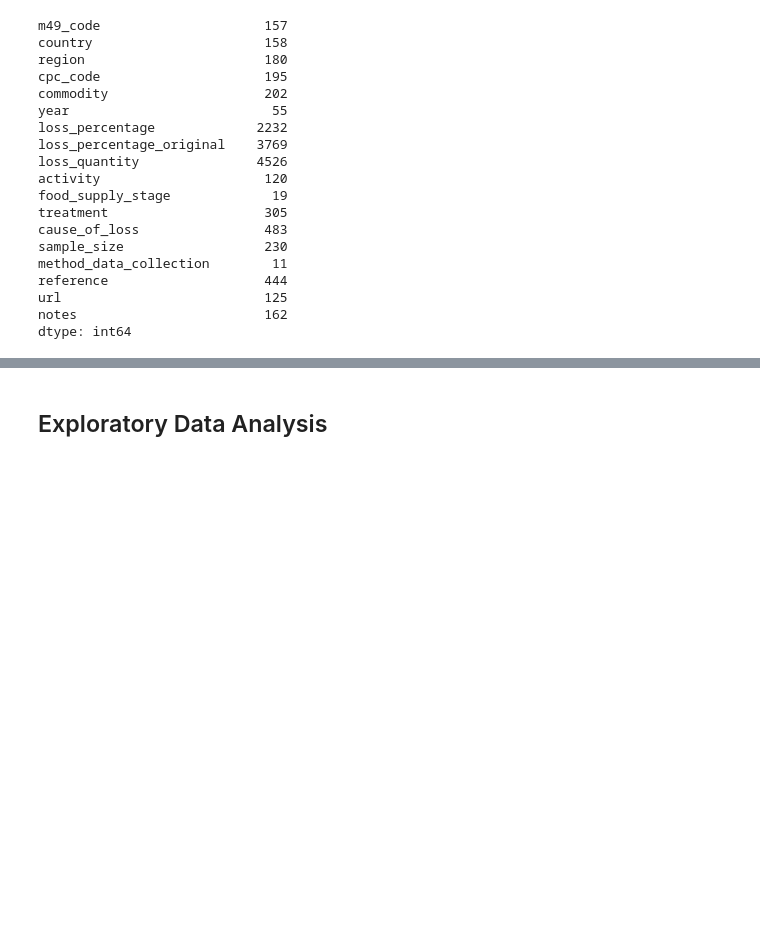
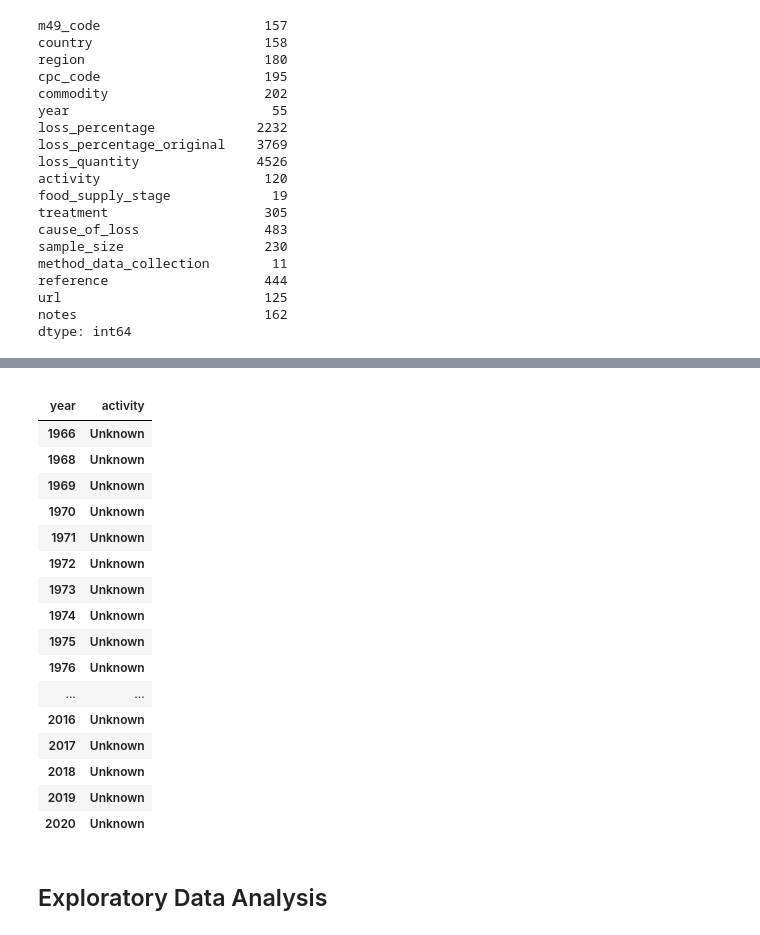
Before and after one commit to pariosur/food_waste, a Jupyter notebook: food_waste/Food Waste Analysis.ipynb, the cells around one changed output, grey strips where cells are left out. Saved outputs shown, nothing was run; the diff lists cells and outputs as text; code cells hidden in the pictures; blank space fills up the shorter version.

```diff
--- a/food_waste/Food Waste Analysis.ipynb
+++ b/food_waste/Food Waste Analysis.ipynb
@@ -115,3 +158,26 @@ df.drop(['region','treatment','loss_quantity','region','url','cause_of_loss','re
+# %%
+c = pd.DataFrame(unknown_year).drop(['activity'],axis=1)
+# %%
+c
+# %% [output]
+|  |  |
+| year | activity |
+| 1966 | Unknown |
+| 1968 | Unknown |
+| 1969 | Unknown |
+| 1970 | Unknown |
+| 1971 | Unknown |
+| 1972 | Unknown |
+| 1973 | Unknown |
+| 1974 | Unknown |
+| 1975 | Unknown |
+| 1976 | Unknown |
+| ... | ... |
+| 2016 | Unknown |
+| 2017 | Unknown |
+| 2018 | Unknown |
+| 2019 | Unknown |
+| 2020 | Unknown |
 # %% [markdown]
 ## Exploratory Data Analysis
 # %% [markdown]
```
Also changed, not shown: parts of 15 cells of this notebook, 7 other files.
